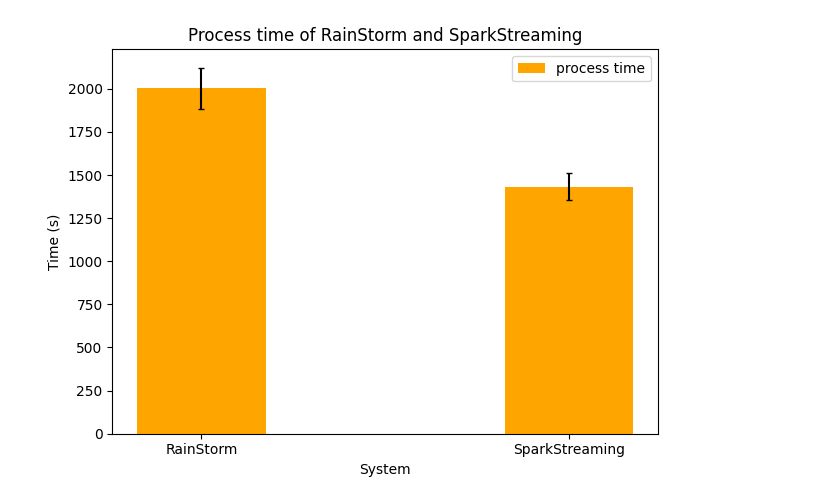
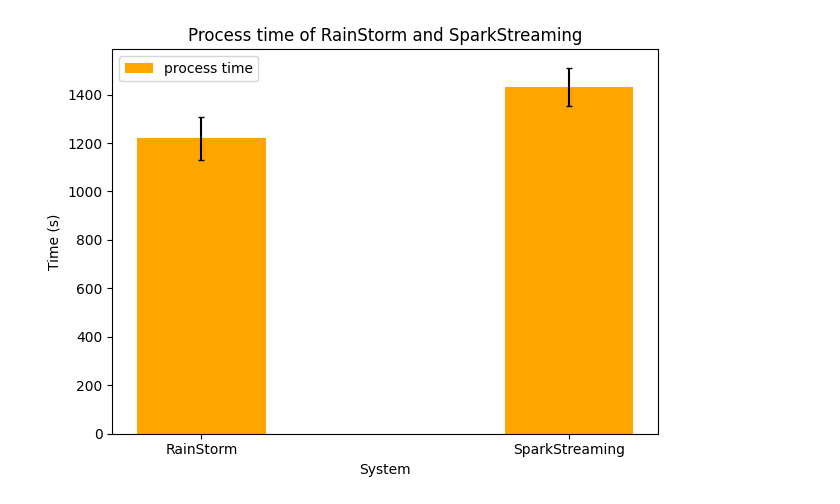
Before and after one commit to Patrick8894/RainStorm-Distributed-System, a Jupyter notebook: mp4/plot_performance.ipynb, the cells around one changed output. Drawn from its saved outputs; the diff is of its cells as text; code cells hidden in the pictures.

```diff
--- a/mp4/plot_performance.ipynb
+++ b/mp4/plot_performance.ipynb
@@ -3,7 +3,7 @@ import numpy as np
 import matplotlib.pyplot as plt
 
 # Given arrays
-array1 = [2132, 1845, 2034]
+array1 = [1234, 1321, 1102]
 array2 = [1534, 1343, 1421]
 
 # Compute average (mean) and standard deviation
@@ -11,31 +11,31 @@ mean1 = np.mean(array1)
 std_dev1 = np.std(array1)
 
 mean2 = np.mean(array2)
 std_dev2 = np.std(array2)
 
 # Data for plotting
 labels = ['RainStorm', 'SparkStreaming']
 
 means = [mean1, mean2]
 std_devs = [std_dev1, std_dev2]
 
 # Plotting
 x = np.arange(len(labels))  # the label locations
 width = 0.35  # the width of the bars
 
 fig, ax = plt.subplots()
 rects1 = ax.bar(x, means, width, label='process time', yerr=std_devs, capsize=2, color=['orange'])
 
 # Add some text for labels, title and custom x-axis tick labels, etc.
 ax.set_xlabel('System')
 ax.set_ylabel('Time (s)')
 ax.set_title('Process time of RainStorm and SparkStreaming')
 ax.set_xticks(x)
 ax.set_xticklabels(labels)
 ax.legend()
 
 fig.tight_layout()
 
 plt.show()
 # %% [output]
-[figure, old version]
+[figure, new version]
```
Also changed, not shown: parts of 3 cells of this notebook, 1 other file.
